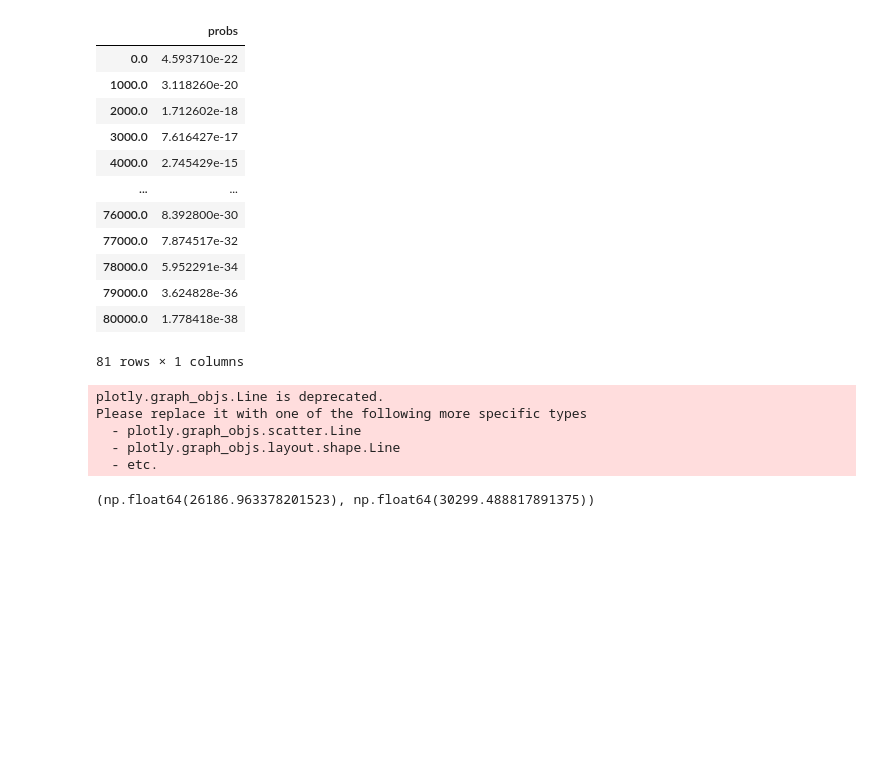
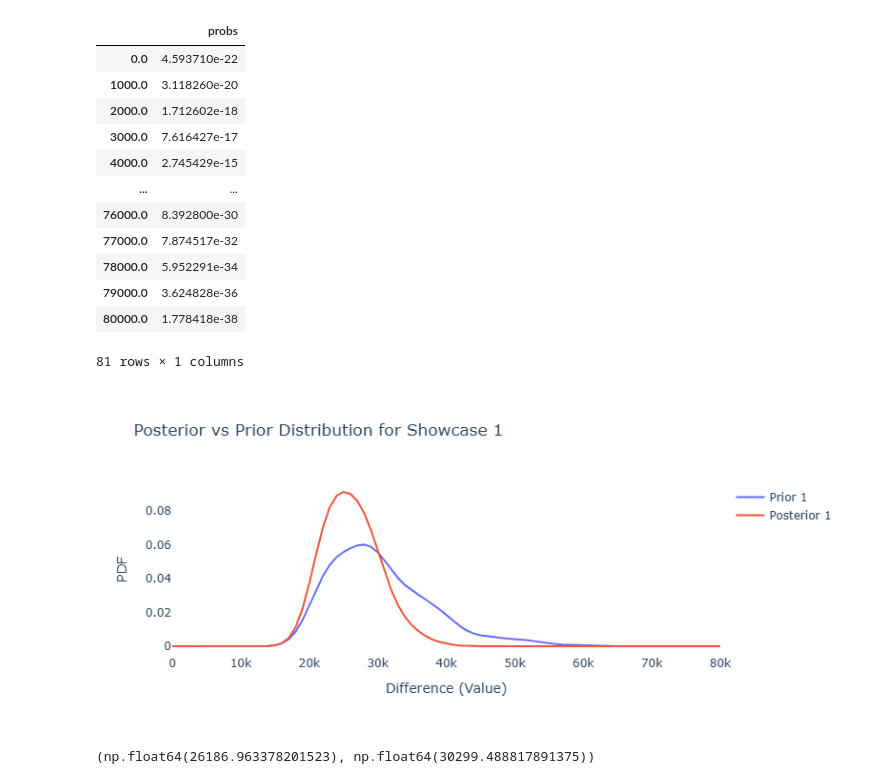
Before and after one commit to luckyp71/think_bayes, a Jupyter notebook: exp6.ipynb, the cells around one changed output. Cells and saved outputs as stored; diff of their text form; code cells hidden in the pictures; blank space fills up the shorter version.

```diff
--- a/exp6.ipynb
+++ b/exp6.ipynb
@@ -271,36 +259,33 @@ df_posterior1
 # %%
 fig = go.Figure()
 
 fig.add_trace(
     go.Line(
         x=prior1.index,
         y=prior1['probs'],
         name='Prior 1'
     )
 )
 
 fig.add_trace(
     go.Line(
         x=df_posterior1.index,
         y=df_posterior1['probs'],
         name='Posterior 1'
     )
 )
 
 
 fig.update_layout(
+    plot_bgcolor='rgba(0,0,0,0)',
     xaxis_title='Difference (Value)',
     yaxis_title='PDF',
     title='Posterior vs Prior Distribution for Showcase 1'
 )
 
 fig.show()
 # %% [output]
-plotly.graph_objs.Line is deprecated.
-Please replace it with one of the following more specific types
-  - plotly.graph_objs.scatter.Line
-  - plotly.graph_objs.layout.shape.Line
-  - etc.
+[figure, added]
 # %%
 np.sum(df_posterior1.index*df_posterior1.probs), df['showcase_1'].mean()
 # %% [output]
```
Also changed, not shown: parts of 5 cells of this notebook.
